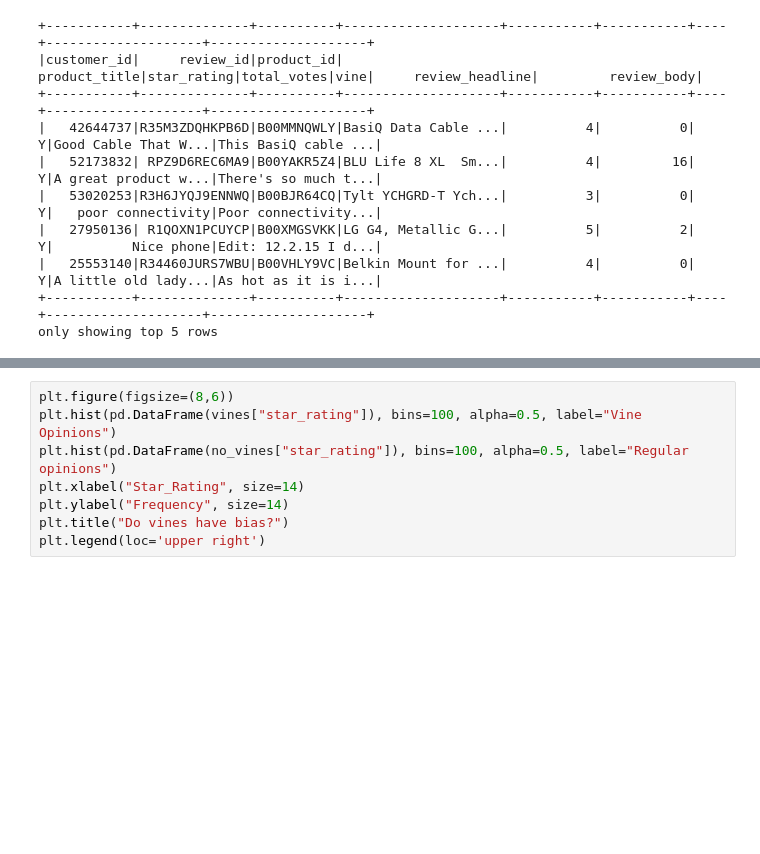
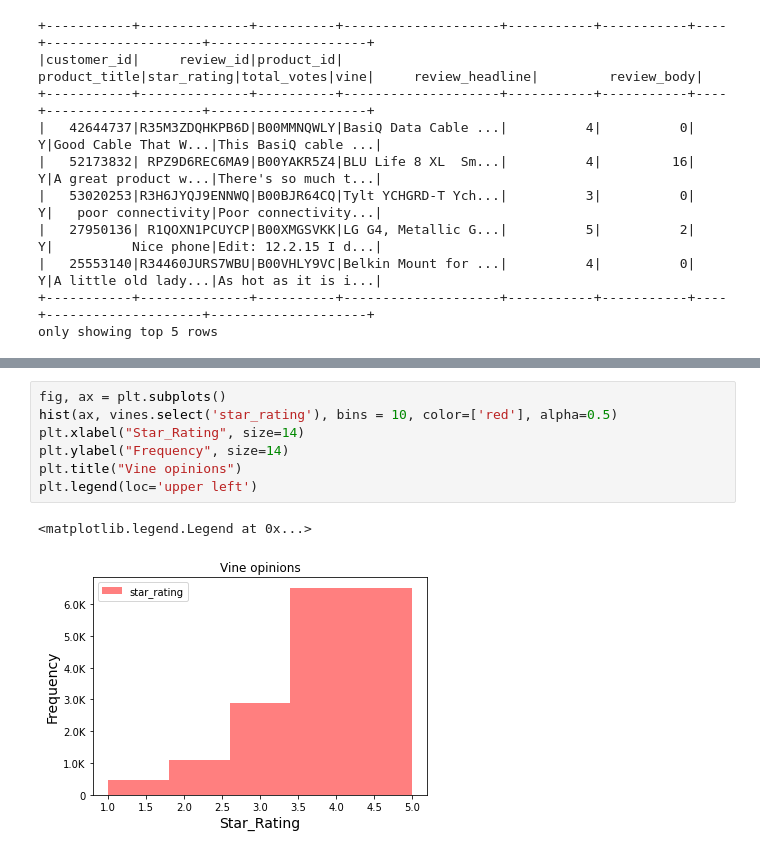
Before and after one commit to RodGuarneros/BigData_with_Alexa, a Jupyter notebook: Amazon_Vine_Opinions.ipynb, the cells around one changed output, grey strips where cells are left out. Drawn from its saved outputs; the diff is of its cells as text; blank space fills up the shorter version.

```diff
--- a/Amazon_Vine_Opinions.ipynb
+++ b/Amazon_Vine_Opinions.ipynb
@@ -322,8 +362,10 @@ only showing top 5 rows
 # %%
-plt.figure(figsize=(8,6))
-plt.hist(pd.DataFrame(vines["star_rating"]), bins=100, alpha=0.5, label="Vine Opinions")
-plt.hist(pd.DataFrame(no_vines["star_rating"]), bins=100, alpha=0.5, label="Regular opinions")
+fig, ax = plt.subplots()
+hist(ax, vines.select('star_rating'), bins = 10, color=['red'], alpha=0.5)
 plt.xlabel("Star_Rating", size=14)
 plt.ylabel("Frequency", size=14)
-plt.title("Do vines have bias?")
-plt.legend(loc='upper right')
+plt.title("Vine opinions")
+plt.legend(loc='upper left')
+# %% [output]
+<matplotlib.legend.Legend at 0x...>
+[figure, added]
```
Also changed, not shown: parts of 19 cells of this notebook.
